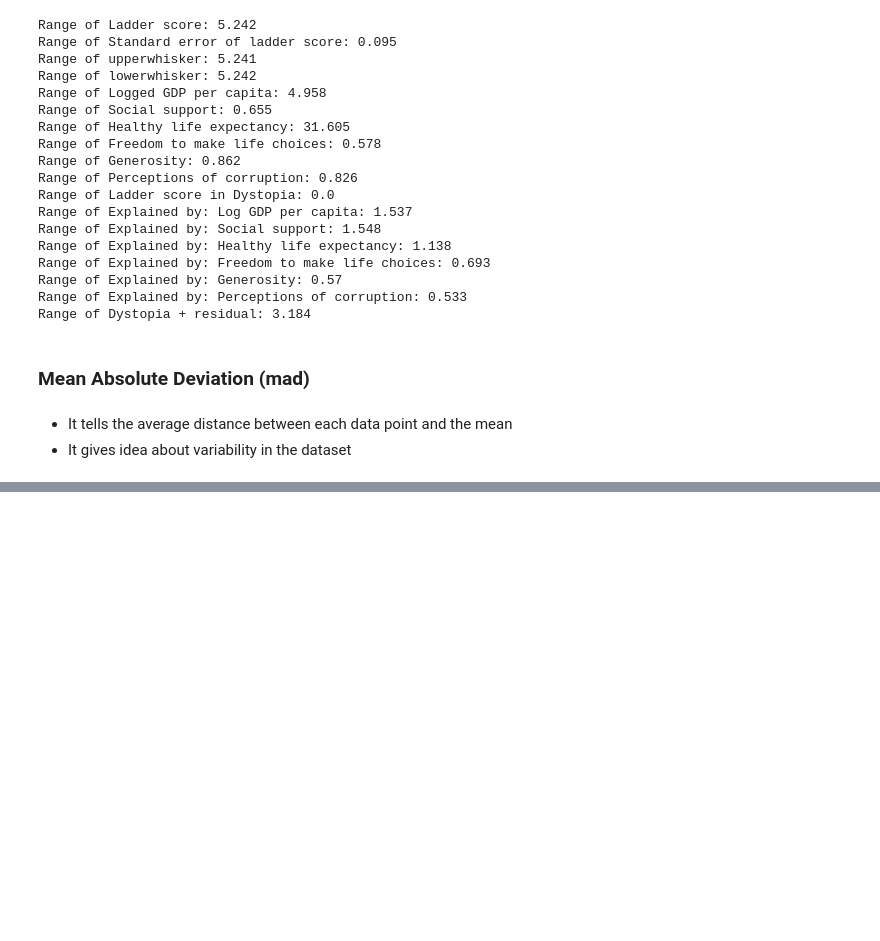
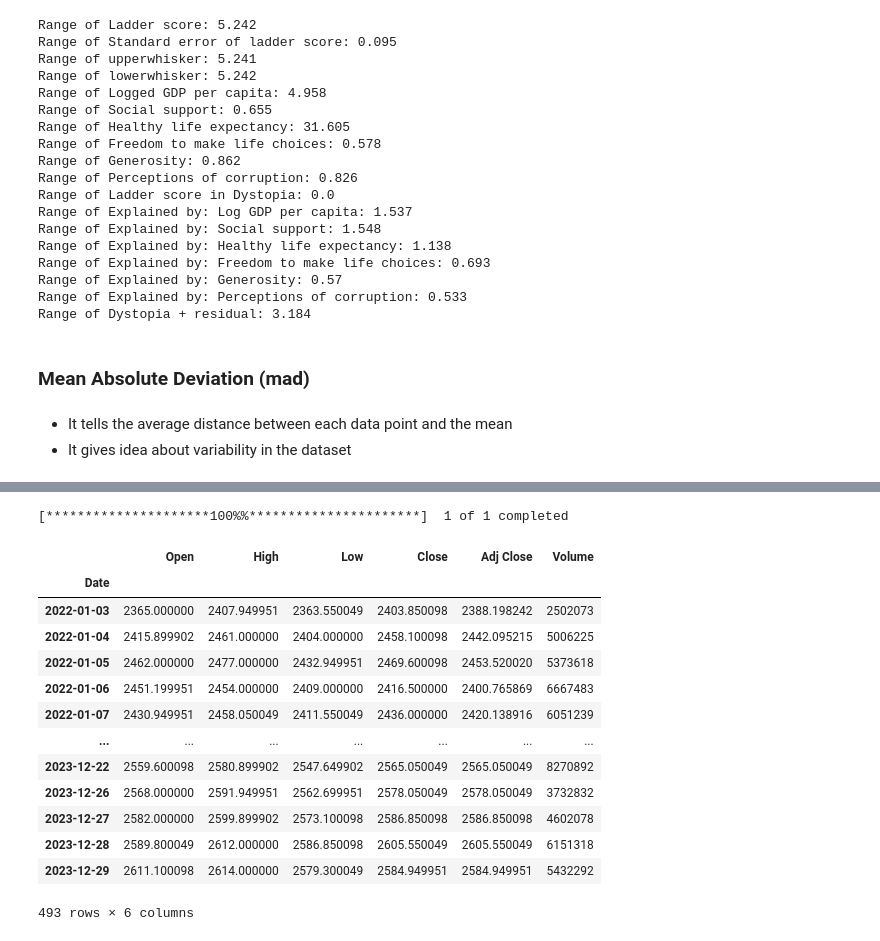
Before and after one commit to muhammedsinan07/Statistical-Analysis, a Jupyter notebook: Statistical Analysis.ipynb, the cells around one changed output, grey strips where cells are left out. Drawn from its saved outputs; the diff is of its cells as text; code cells hidden in the pictures; blank space fills up the shorter version.

```diff
--- a/Statistical Analysis.ipynb
+++ b/Statistical Analysis.ipynb
@@ -387,0 +410,21 @@ Range of Dystopia + residual: 3.184
+# %%
+Reliance = yf.download('RELIANCE.NS',start='2022-01-01',end='2023-12-31')
+# %% [output]
+[*********************100%%**********************]  1 of 1 completed
+# %%
+Reliance
+# %% [output]
+|  | Open | High | Low | Close | Adj Close | Volume |
+| Date |  |  |  |  |  |  |
+| 2022-01-03 | 2365.000000 | 2407.949951 | 2363.550049 | 2403.850098 | 2388.198242 | 2502073 |
+| 2022-01-04 | 2415.899902 | 2461.000000 | 2404.000000 | 2458.100098 | 2442.095215 | 5006225 |
+| 2022-01-05 | 2462.000000 | 2477.000000 | 2432.949951 | 2469.600098 | 2453.520020 | 5373618 |
+| 2022-01-06 | 2451.199951 | 2454.000000 | 2409.000000 | 2416.500000 | 2400.765869 | 6667483 |
+| 2022-01-07 | 2430.949951 | 2458.050049 | 2411.550049 | 2436.000000 | 2420.138916 | 6051239 |
+| ... | ... | ... | ... | ... | ... | ... |
+| 2023-12-22 | 2559.600098 | 2580.899902 | 2547.649902 | 2565.050049 | 2565.050049 | 8270892 |
+| 2023-12-26 | 2568.000000 | 2591.949951 | 2562.699951 | 2578.050049 | 2578.050049 | 3732832 |
+| 2023-12-27 | 2582.000000 | 2599.899902 | 2573.100098 | 2586.850098 | 2586.850098 | 4602078 |
+| 2023-12-28 | 2589.800049 | 2612.000000 | 2586.850098 | 2605.550049 | 2605.550049 | 6151318 |
+| 2023-12-29 | 2611.100098 | 2614.000000 | 2579.300049 | 2584.949951 | 2584.949951 | 5432292 |
+493 rows × 6 columns
```
Also changed, not shown: parts of 9 cells of this notebook.
